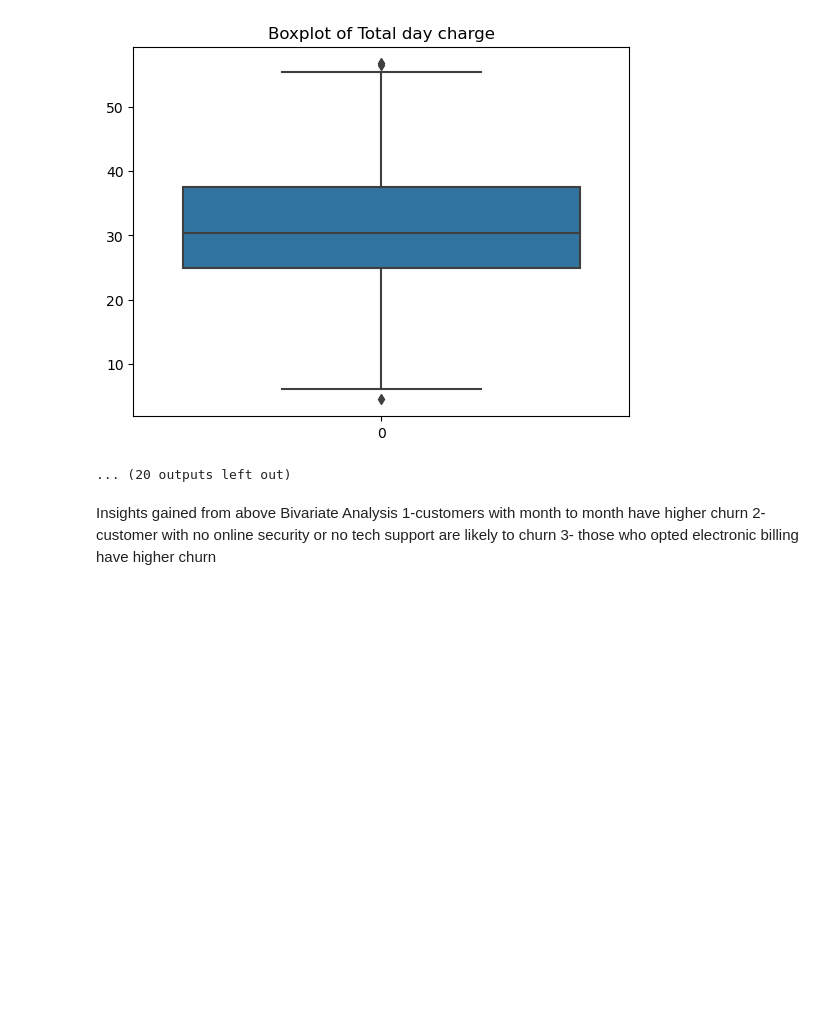
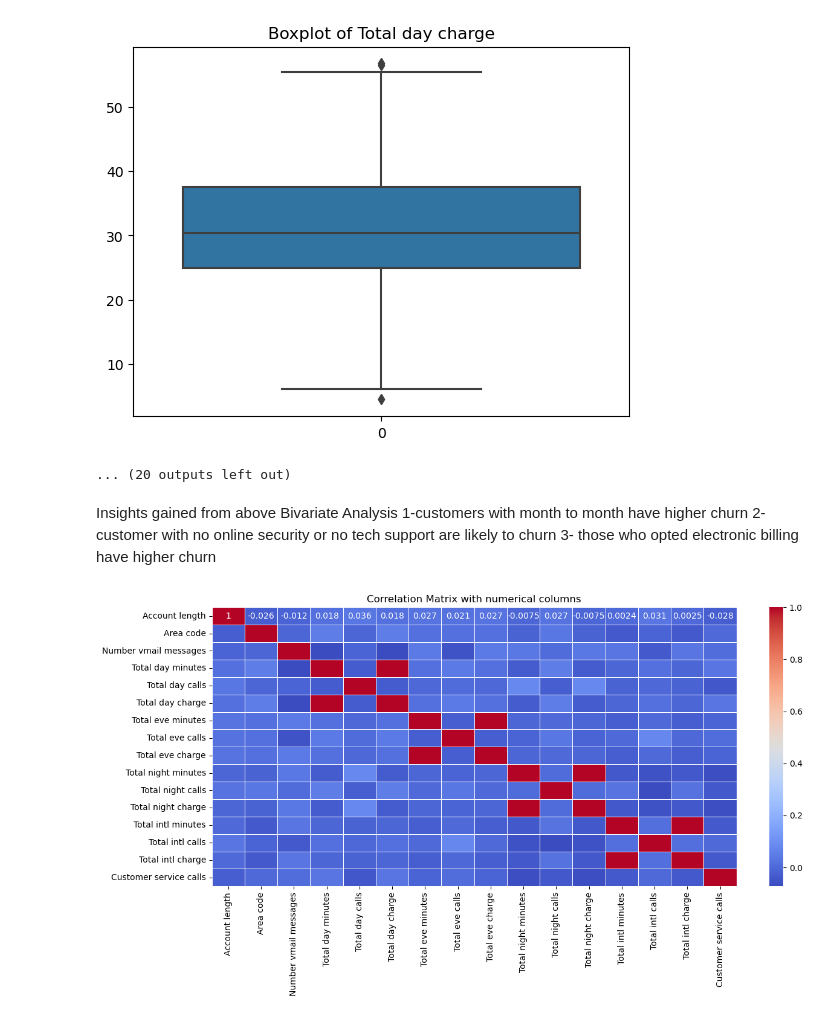
Before and after one commit to karthik-009g/EDA-customer_Churn-project, a Jupyter notebook: Telecom churn analysis.ipynb, the cells around one changed output. Saved outputs shown, nothing was run; the diff lists cells and outputs as text; code cells hidden in the pictures; blank space fills up the shorter version.

```diff
--- a/Telecom churn analysis.ipynb
+++ b/Telecom churn analysis.ipynb
@@ -255,3 +255,15 @@ Insights gained from above Bivariate Analysis
 1-customers with month to month have higher churn
 2-customer with no online security or no tech support are likely to churn
 3- those who opted electronic billing have higher churn
+# %%
+#CORRELATION AND HEATMAPS
+#select on numerical variables as correlation can only be found for those
+numeric = data.select_dtypes(include=['int64','float64'])
+correlation_matrix = numeric.corr()
+# %%
+plt.figure(figsize = (14,6))
+sns.heatmap(correlation_matrix , annot = True,cmap = 'coolwarm',linewidth = 0.5)
+plt.title("Correlation Matrix with numerical columns")
+plt.show()
+# %% [output]
+[figure, added]
```
Also changed, not shown: parts of 4 cells of this notebook.
